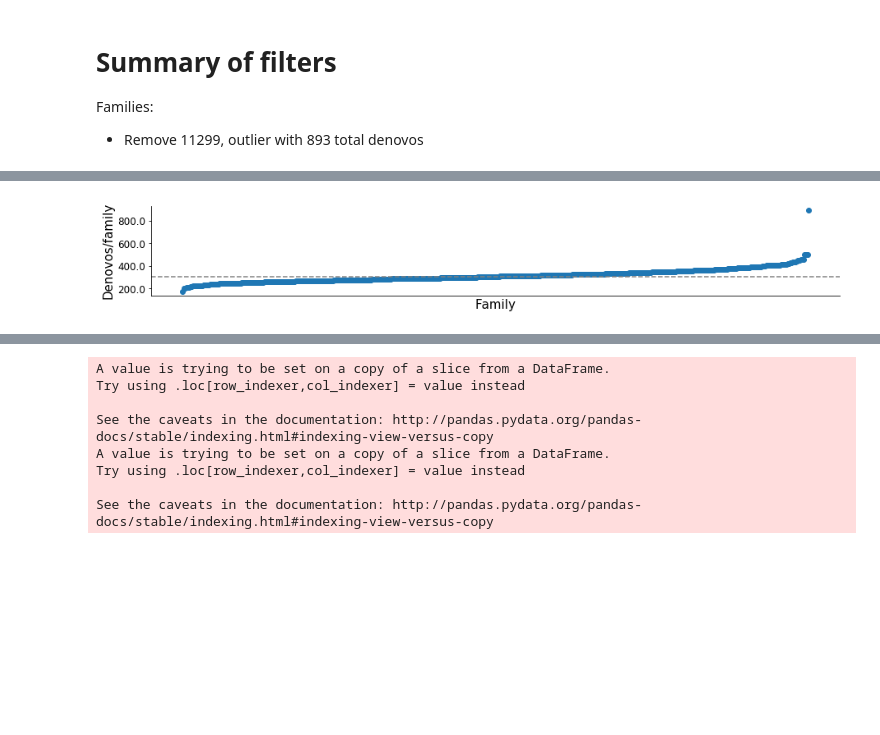
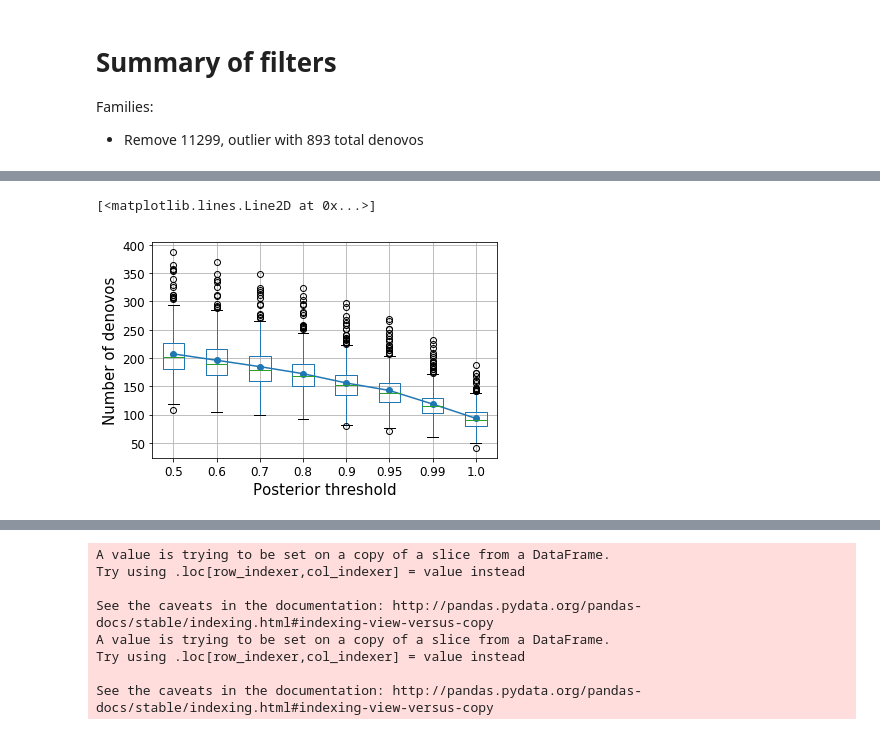
Before and after one commit to gymreklab/ssc-imputation, a Jupyter notebook: denovos2/notebooks/DenovosByFamily.ipynb, the cells around one changed output, grey strips where cells are left out. Saved outputs shown, nothing was run; the diff lists cells and outputs as text; code cells hidden in the pictures; blank space fills up the shorter version.

```diff
--- a/denovos2/notebooks/DenovosByFamily.ipynb
+++ b/denovos2/notebooks/DenovosByFamily.ipynb
@@ -17,22 +16,0 @@ RESDIR="/storage/mgymrek/ssc-denovos/denovos2/denovocalls/"
-# %%
-# Plot by family
-byfamily = pd.read_csv(os.path.join(RESDIR, "denovos_bylength_byfamily.tab"), sep="\t", names=["family","denovos"])
-
-fig = plt.figure()
-fig.set_size_inches((15, 2))
-ax = fig.add_subplot(111)
-byfamily = byfamily.sort("denovos")
-ax.scatter(range(byfamily.shape[0]), byfamily["denovos"])
-ax.spines['right'].set_visible(False)
-ax.spines['top'].set_visible(False)
-ax.yaxis.set_ticks_position('left')
-ax.xaxis.set_ticks_position('bottom')
-#ax.set_xticks(range(byfamily.shape[0]))
-#ax.set_xticklabels(byfamily["family"], rotation=90, size=8);
-ax.set_xlabel("Family", size=15)
-ax.set_xticks([])
-ax.set_ylabel("Denovos/family", size=15)
-ax.set_yticklabels(ax.get_yticks(), size=12);
-ax.axhline(np.median(byfamily["denovos"]), linestyle="dashed", color="gray");
-# %% [output]
-[figure, removed]
@@ -50,0 +23,20 @@ byfamily["affected"] = affected
+# %%
+# For unaffecteds, get total de novos by threshold
+fig = plt.figure()
+ax = fig.add_subplot(111)
+bp = bychild[(bychild["status"]==1) & (bychild["pthresh"]!=0)].boxplot(by="pthresh", column="numutations", ax=ax,
+                                                                 return_type="dict")
+ax.set_title("");
+fig.suptitle("")
+ax.set_xlabel("");
+ax.set_ylabel("Number of denovos", size=15)
+ax.set_xlabel("Posterior threshold", size=15)
+ax.set_xticklabels(ax.get_xticklabels(), size=12);
+ax.set_yticklabels([int(x) for x in ax.get_yticks()], size=12);
+
+# Plot means
+bychild_means = bychild[(bychild["status"]==1) & (bychild["pthresh"]!=0)].groupby("pthresh", as_index=False).agg({"numutations": np.mean})
+ax.plot(ax.get_xticks(), bychild_means["numutations"], marker="o")
+# %% [output]
+[<matplotlib.lines.Line2D at 0x...>]
+[figure, added]
```
Also changed, not shown: parts of 12 cells of this notebook, 10 other files.
